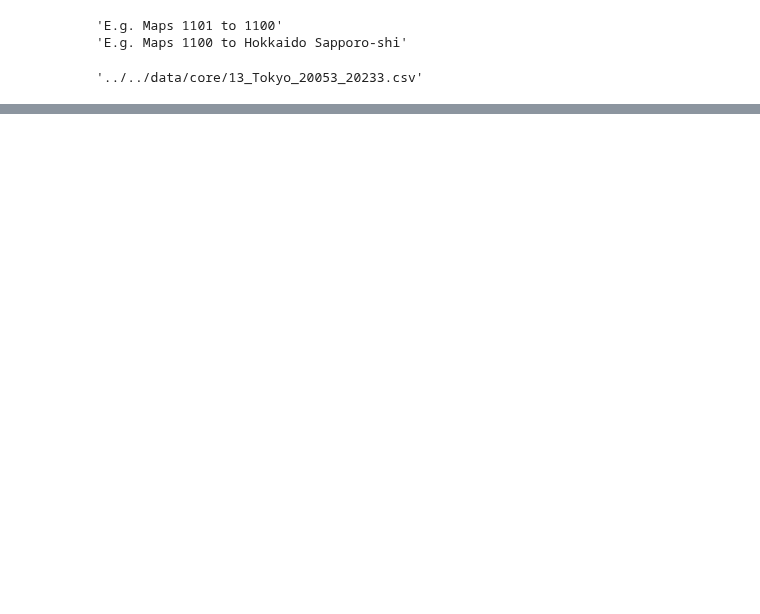
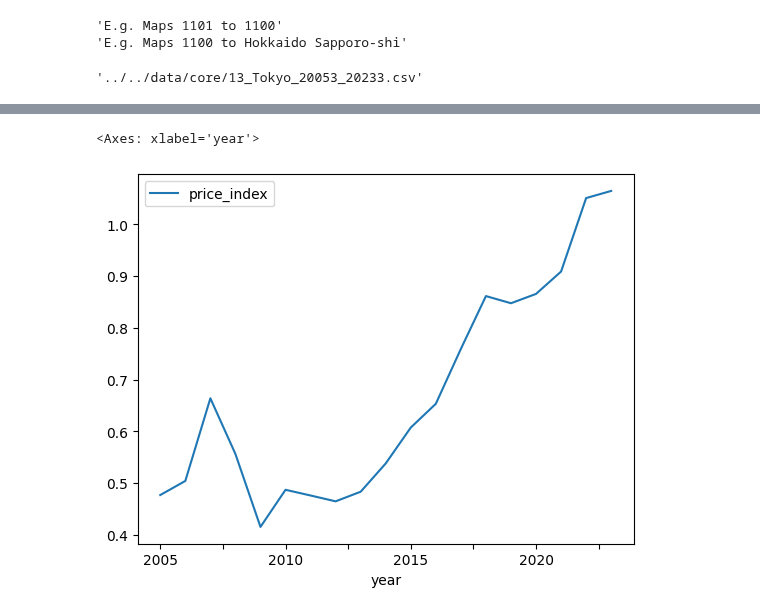
Before and after one commit to diabhaque/Yogen, a Jupyter notebook: notebooks/2_core_exploration/price_index.ipynb, the cells around one changed output, grey strips where cells are left out. Drawn from its saved outputs; the diff is of its cells as text; code cells hidden in the pictures; blank space fills up the shorter version.

```diff
--- a/notebooks/2_core_exploration/price_index.ipynb
+++ b/notebooks/2_core_exploration/price_index.ipynb
@@ -451,25 +524 @@ Notes:
 strong multicollinearity problems or that the design matrix is singular.
-# %%
-from sklearn.linear_model import LinearRegression
-
-# Create and fit the linear regression model
-model = LinearRegression()
-model.fit(X, y)
-
-year_columns = [col for col in X.columns if "year" in col]
-# Get the weights (coefficients) for each year and PCA component
-year_weights = model.coef_[:len(year_columns)]
-pca_weights = model.coef_[len(year_columns):]
-
-# Create a DataFrame to store the year weights (price index)
-# year_weights_df = pd.DataFrame({'Year': year_encoder.categories_[0][1:], 'Weight': year_weights})
-# year_weights_df.set_index('Year', inplace=True)
-
-# # Print the year weights (price index)
-# print("Year Weights (Price Index):")
-# print(year_weights_df)
-
-# # Print the PCA component weights
-# print("\nPCA Component Weights:")
-# for i, weight in enumerate(pca_weights, start=1):
-#     print(f"PC{i}: {weight:.4f}")
@@ -490,0 +525,9 @@ from jre_utils.visualize import plot_time_series
+# %%
+# Create an RLM model object
+robust_model = sm.RLM(y, X)
+
+# Fit the model
+robust_results = robust_model.fit()
+
+# Print out the summary of the regression results
+print(robust_results.summary())
@@ -490,0 +552,3 @@ from jre_utils.visualize import plot_time_series
+# %%
+robust_results_df = get_price_index_from_regression(robust_results)
+robust_results_df
@@ -490,0 +594,5 @@ from jre_utils.visualize import plot_time_series
+# %%
+robust_results_df.plot.line(y="price_index", x="year")
+# %% [output]
+<Axes: xlabel='year'>
+[figure, added]
```
Also changed, not shown: parts of 24 cells of this notebook.
